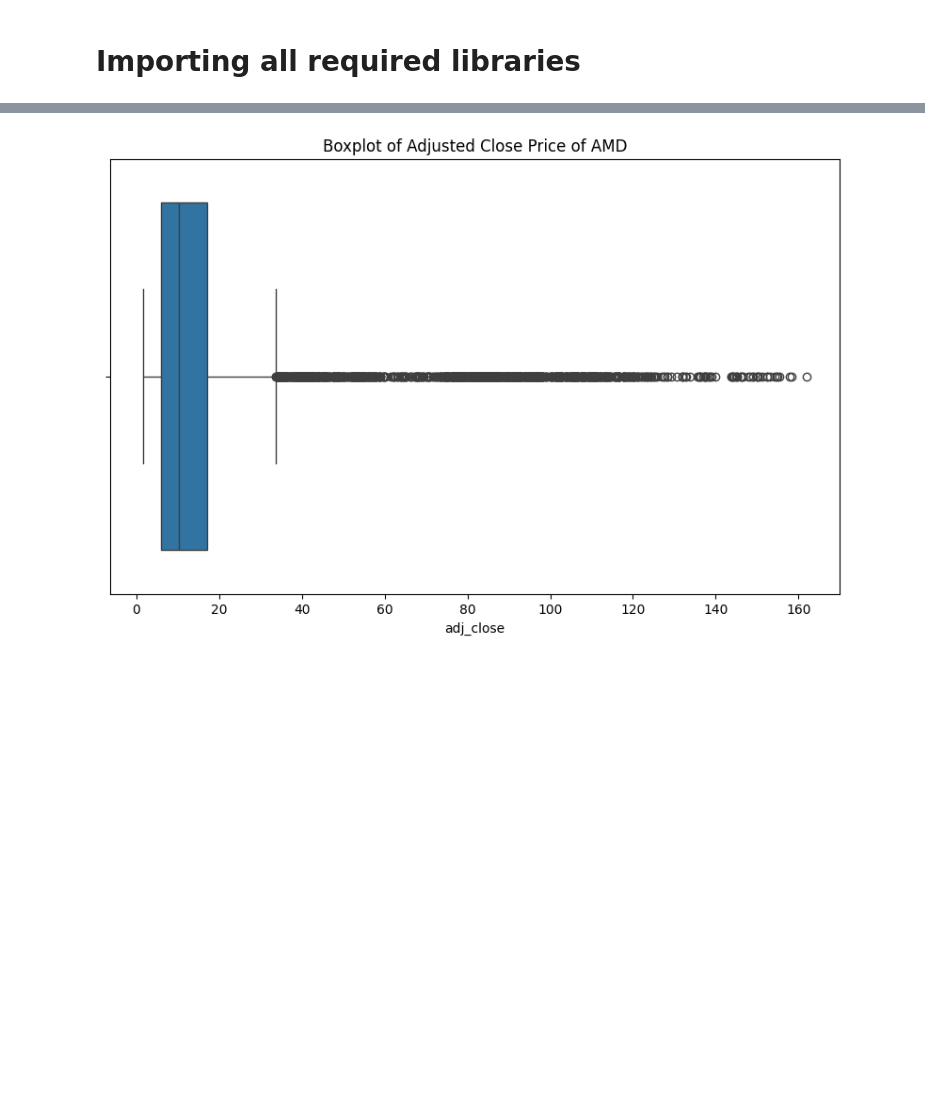
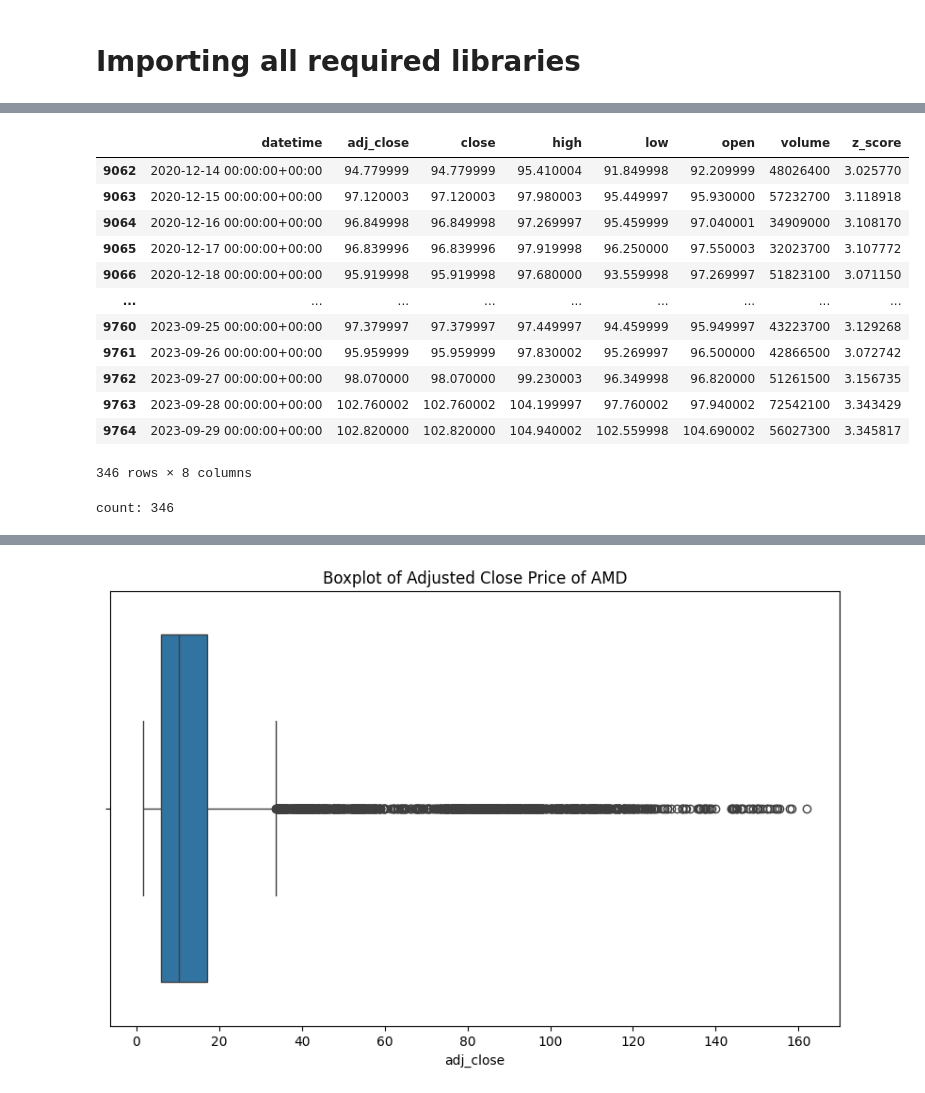
Before and after one commit to WielandVandebotermet/Cloud-AI, a Jupyter notebook: stock_prices/2. Stock Prices Clean and explore.ipynb, the cells around one changed output, grey strips where cells are left out. Cells and saved outputs as stored; diff of their text form; code cells hidden in the pictures; blank space fills up the shorter version.

```diff
--- a/stock_prices/2. Stock Prices Clean and explore.ipynb
+++ b/stock_prices/2. Stock Prices Clean and explore.ipynb
@@ -231,7 +229,7 @@ count: 1154
 # %%
 AMD_outliers_zscore = detect_outliers_zscore(FixedAMD, 'adj_close')
 print("\nOutliers using Z-score method:")
-print(AMD_outliers_zscore)
+display(AMD_outliers_zscore)
 print("count:", len(AMD_outliers_zscore))
 # %% [output]
 Outliers using Z-score method:
@@ -254,3 +236,17 @@ count: 346
+|  | datetime | adj_close | close | high | low | open | volume | z_score |
+| 9062 | 2020-12-14 00:00:00+00:00 | 94.779999 | 94.779999 | 95.410004 | 91.849998 | 92.209999 | 48026400 | 3.025770 |
+| 9063 | 2020-12-15 00:00:00+00:00 | 97.120003 | 97.120003 | 97.980003 | 95.449997 | 95.930000 | 57232700 | 3.118918 |
+| 9064 | 2020-12-16 00:00:00+00:00 | 96.849998 | 96.849998 | 97.269997 | 95.459999 | 97.040001 | 34909000 | 3.108170 |
+| 9065 | 2020-12-17 00:00:00+00:00 | 96.839996 | 96.839996 | 97.919998 | 96.250000 | 97.550003 | 32023700 | 3.107772 |
+| 9066 | 2020-12-18 00:00:00+00:00 | 95.919998 | 95.919998 | 97.680000 | 93.559998 | 97.269997 | 51823100 | 3.071150 |
+| ... | ... | ... | ... | ... | ... | ... | ... | ... |
+| 9760 | 2023-09-25 00:00:00+00:00 | 97.379997 | 97.379997 | 97.449997 | 94.459999 | 95.949997 | 43223700 | 3.129268 |
+| 9761 | 2023-09-26 00:00:00+00:00 | 95.959999 | 95.959999 | 97.830002 | 95.269997 | 96.500000 | 42866500 | 3.072742 |
+| 9762 | 2023-09-27 00:00:00+00:00 | 98.070000 | 98.070000 | 99.230003 | 96.349998 | 96.820000 | 51261500 | 3.156735 |
+| 9763 | 2023-09-28 00:00:00+00:00 | 102.760002 | 102.760002 | 104.199997 | 97.760002 | 97.940002 | 72542100 | 3.343429 |
+| 9764 | 2023-09-29 00:00:00+00:00 | 102.820000 | 102.820000 | 104.940002 | 102.559998 | 104.690002 | 56027300 | 3.345817 |
+346 rows × 8 columns
+count: 346
 # %%
 Intel_outliers_iqr, lower_bound, upper_bound = detect_outliers_iqr(FixedIntel, 'adj_close')
 print("\nOutliers for Intel:")
```
Also changed, not shown: parts of 22 cells of this notebook, 8 other files.
